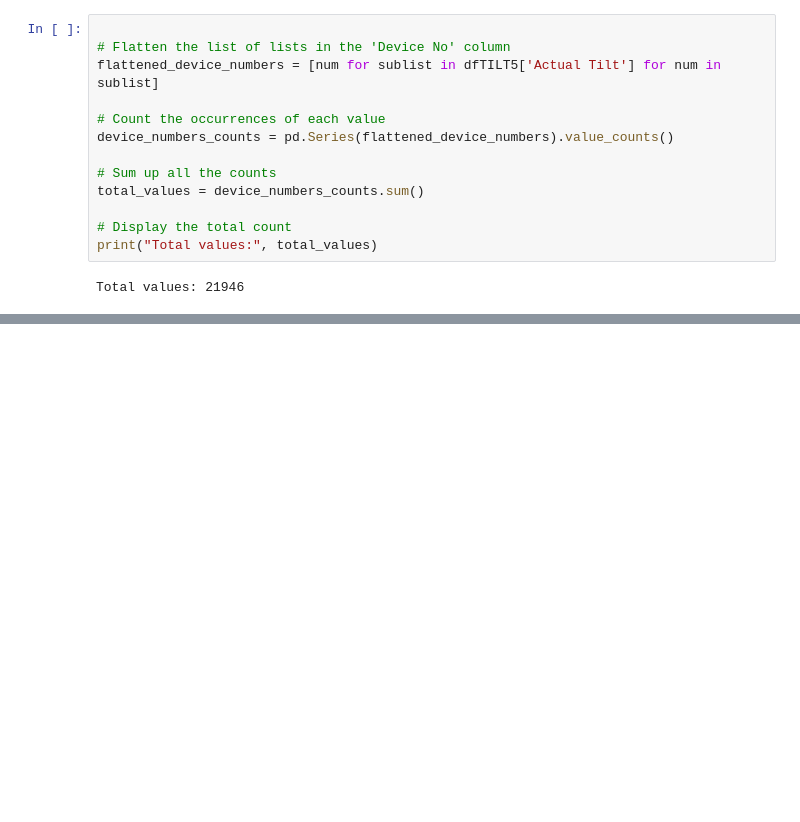
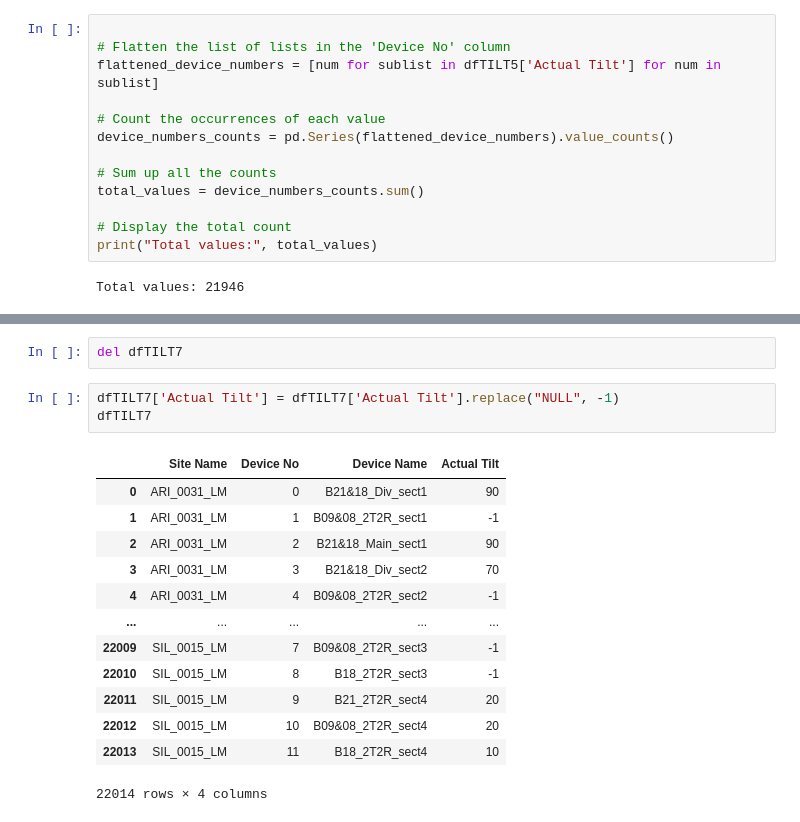
Before and after one commit to eyabelguith/AutomationProject, a Jupyter notebook: 1st_try.ipynb, the cells around one changed output, grey strips where cells are left out. Cells and saved outputs as stored; diff of their text form; blank space fills up the shorter version.

```diff
--- a/1st_try.ipynb
+++ b/1st_try.ipynb
@@ -877,0 +966,19 @@ Total values: 21946
+# %%
+del dfTILT7
+# %%
+dfTILT7['Actual Tilt'] = dfTILT7['Actual Tilt'].replace("NULL", -1)
+dfTILT7
+# %% [output]
+|  | Site Name | Device No | Device Name | Actual Tilt |
+| 0 | ARI_0031_LM | 0 | B21&18_Div_sect1 | 90 |
+| 1 | ARI_0031_LM | 1 | B09&08_2T2R_sect1 | -1 |
+| 2 | ARI_0031_LM | 2 | B21&18_Main_sect1 | 90 |
+| 3 | ARI_0031_LM | 3 | B21&18_Div_sect2 | 70 |
+| 4 | ARI_0031_LM | 4 | B09&08_2T2R_sect2 | -1 |
+| ... | ... | ... | ... | ... |
+| 22009 | SIL_0015_LM | 7 | B09&08_2T2R_sect3 | -1 |
+| 22010 | SIL_0015_LM | 8 | B18_2T2R_sect3 | -1 |
+| 22011 | SIL_0015_LM | 9 | B21_2T2R_sect4 | 20 |
+| 22012 | SIL_0015_LM | 10 | B09&08_2T2R_sect4 | 20 |
+| 22013 | SIL_0015_LM | 11 | B18_2T2R_sect4 | 10 |
+22014 rows × 4 columns
```
Also changed, not shown: parts of 6 cells of this notebook, 1 other file.
